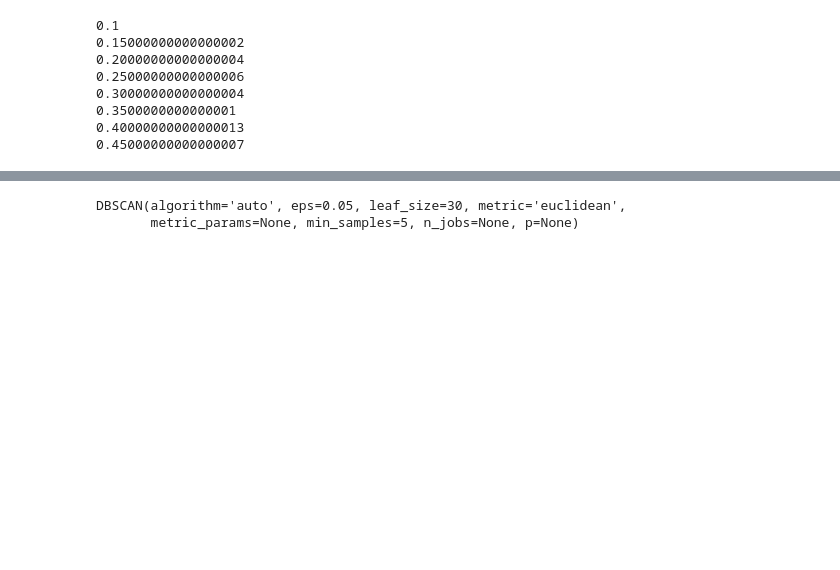
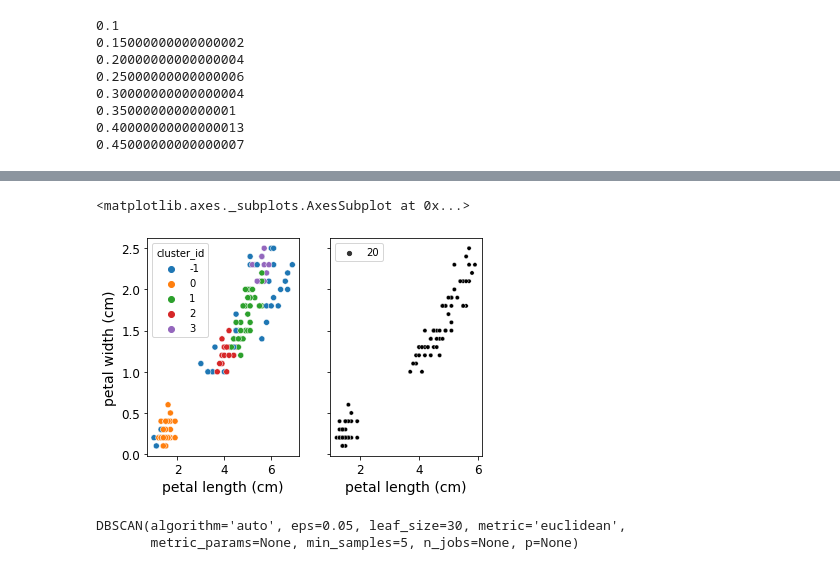
Before and after one commit to fpinell/hands_on_python_for_ds, a Jupyter notebook: notebooks/Lecture_2_Unsupervised_Learning.ipynb, the cells around one changed output, grey strips where cells are left out. Drawn from its saved outputs; the diff is of its cells as text; code cells hidden in the pictures; blank space fills up the shorter version.

Commit message:
kmeans+dbscan -- to add pca

```diff
--- a/notebooks/Lecture_2_Unsupervised_Learning.ipynb
+++ b/notebooks/Lecture_2_Unsupervised_Learning.ipynb
@@ -1131,0 +1132,15 @@ Saving figure silhouette_analysis_plot
+# %%
+import seaborn as sns
+
+dbscan = DBSCAN(eps=0.45,min_samples=5)
+dbscan.fit(X)
+clusters = dbscan.labels_
+
+X['cluster_id'] = dbscan.labels_
+figure, axes = plt.subplots(nrows=1,ncols=2,sharey=True)
+sns.scatterplot(data=X,x=X['petal length (cm)'],y=X['petal width (cm)'], hue='cluster_id', palette='tab10',ax=axes[0])
+core_points = X[X.index.isin(dbscan.core_sample_indices_)]
+sns.scatterplot(data=core_points,x=core_points['petal length (cm)'],y=core_points['petal width (cm)'],size=20,markers=['x'],color='black',ax=axes[1])
+# %% [output]
+<matplotlib.axes._subplots.AxesSubplot at 0x...>
+[figure, added]
```
Also changed, not shown: parts of 8 cells of this notebook.
